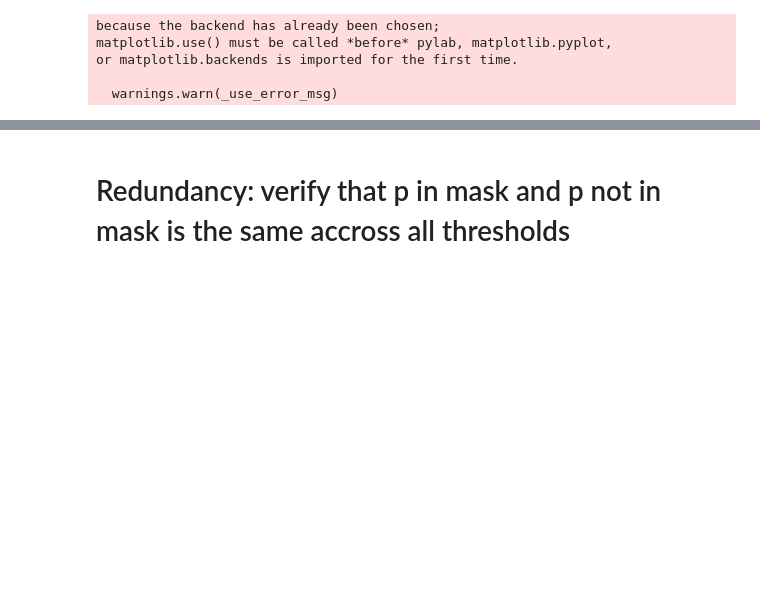
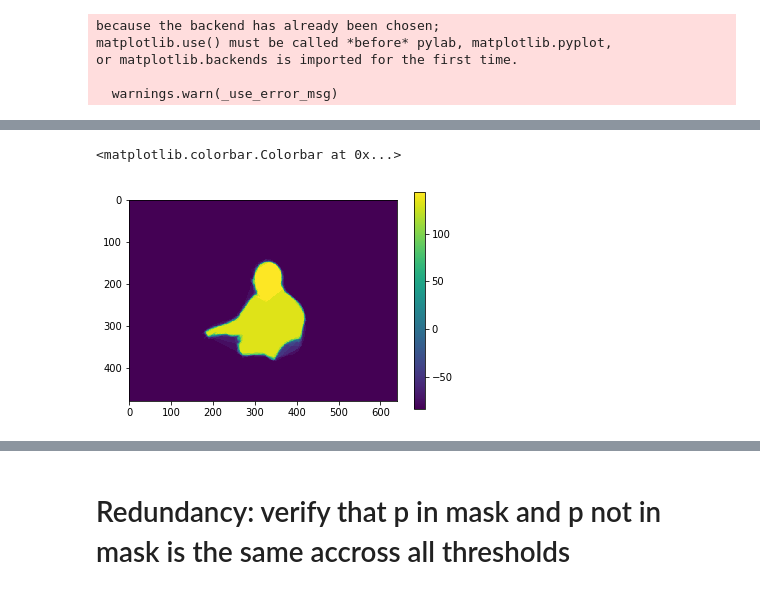
Before and after one commit to cognoscentai/segmentation, a Jupyter notebook: ipynb/Untitled.ipynb, the cells around one changed output, grey strips where cells are left out. Drawn from its saved outputs; the diff is of its cells as text; code cells hidden in the pictures; blank space fills up the shorter version.

```diff
--- a/ipynb/Untitled.ipynb
+++ b/ipynb/Untitled.ipynb
@@ -18,0 +36,6 @@ or matplotlib.backends is imported for the first time.
+# %%
+plt.imshow(pinmask-pinNmask)
+plt.colorbar()
+# %% [output]
+<matplotlib.colorbar.Colorbar at 0x...>
+[figure, added]
```
Also changed, not shown: parts of 8 cells of this notebook, 3 other files.
